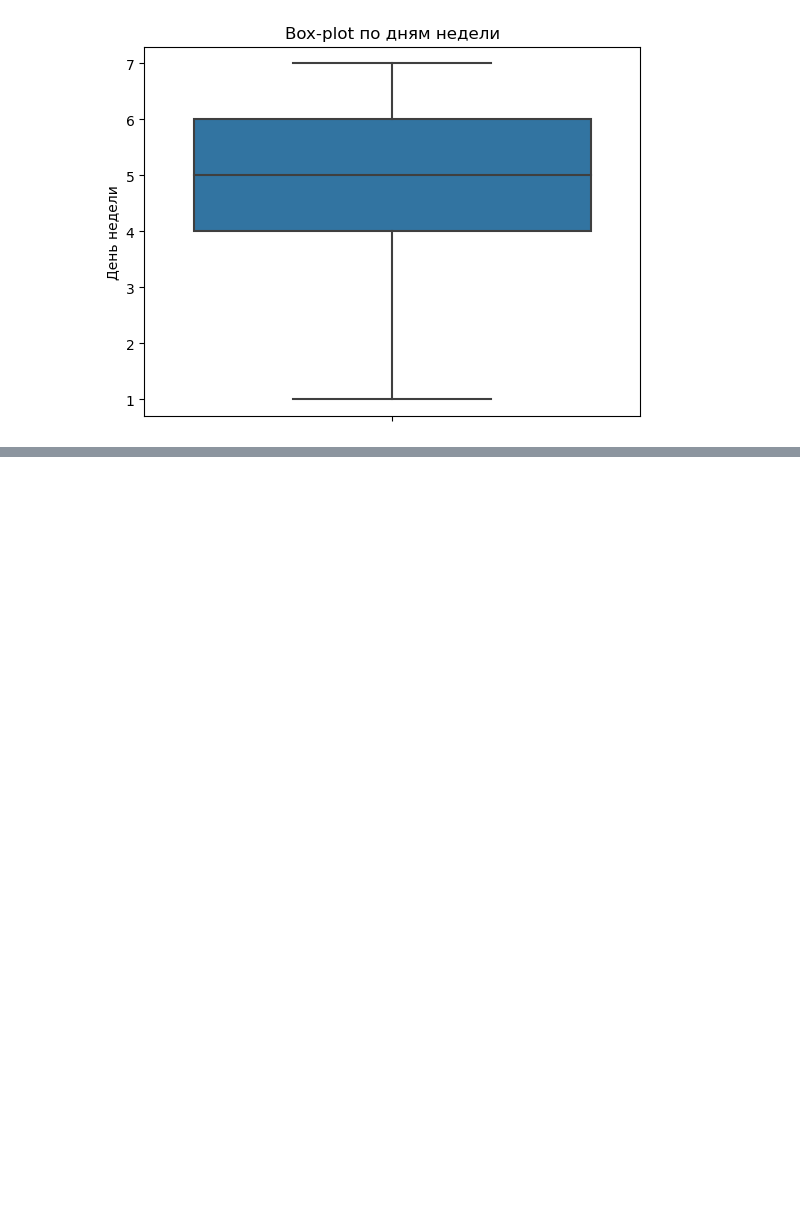
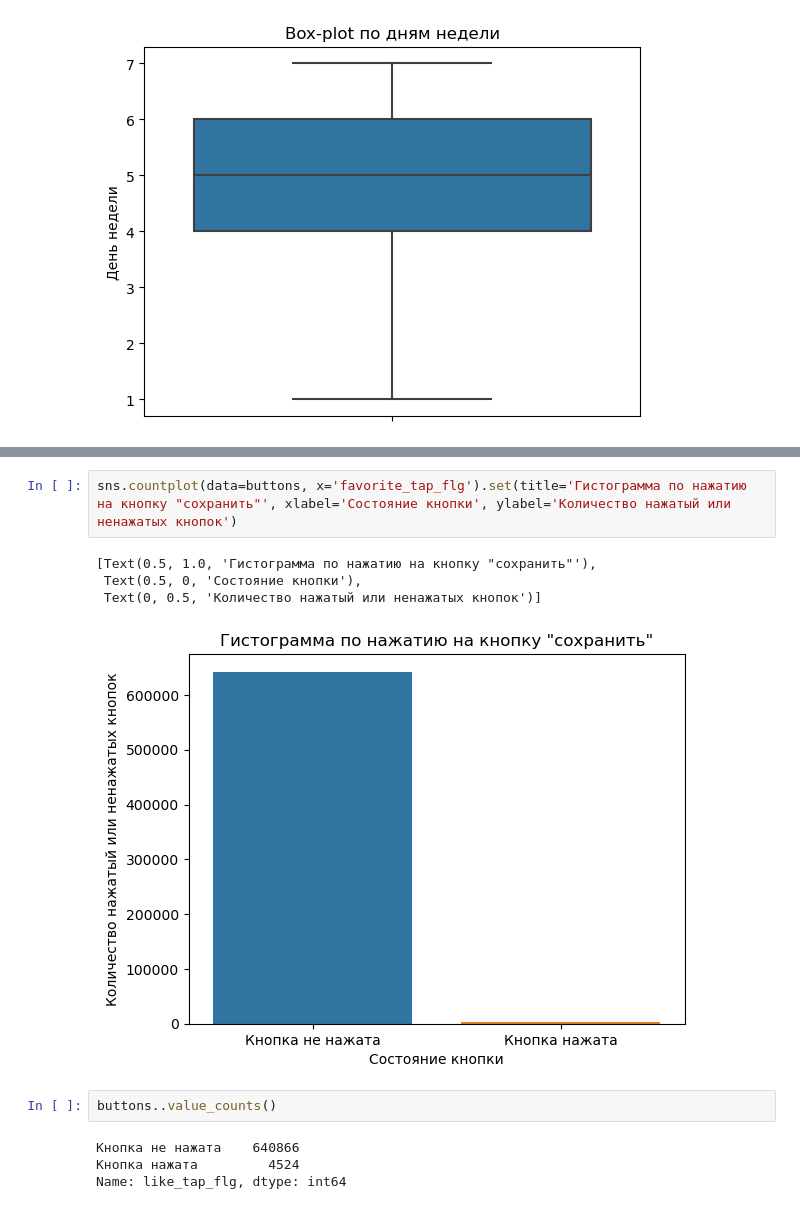
Before and after one commit to VlanAni/DANO-project, a Jupyter notebook: Untitled2.ipynb, the cells around one changed output, grey strips where cells are left out. Drawn from its saved outputs; the diff is of its cells as text; blank space fills up the shorter version.

```diff
--- a/Untitled2.ipynb
+++ b/Untitled2.ipynb
@@ -174,0 +244,13 @@ sns.countplot(data=data, x='gender').set(title='Гистограмма по ге
+# %%
+sns.countplot(data=buttons, x='favorite_tap_flg').set(title='Гистограмма по нажатию на кнопку "сохранить"', xlabel='Состояние кнопки', ylabel='Количество нажатый или ненажатых кнопок')
+# %% [output]
+[Text(0.5, 1.0, 'Гистограмма по нажатию на кнопку "сохранить"'),
+ Text(0.5, 0, 'Состояние кнопки'),
+ Text(0, 0.5, 'Количество нажатый или ненажатых кнопок')]
+[figure, added]
+# %%
+buttons..value_counts()
+# %% [output]
+Кнопка не нажата    640866
+Кнопка нажата         4524
+Name: like_tap_flg, dtype: int64
```
Also changed, not shown: parts of 22 cells of this notebook.
